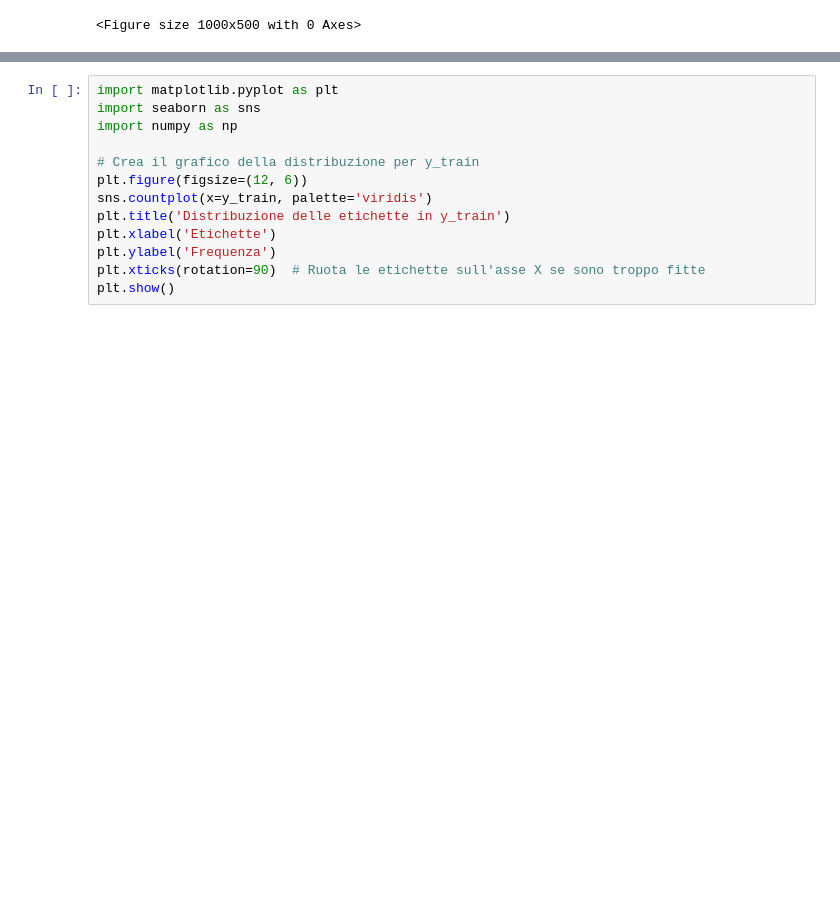
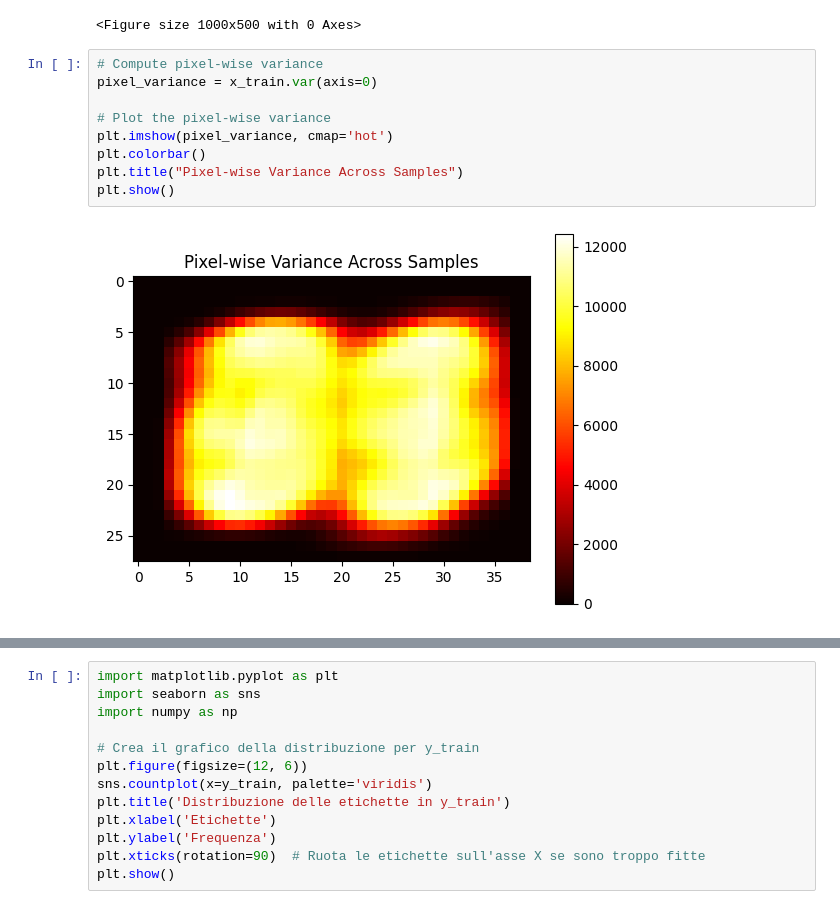
Before and after one commit to LucaPerf/Assignement-Advanced-ML, a Jupyter notebook: Assignment_2/Ass2_test.ipynb, the cells around one changed output, grey strips where cells are left out. Saved outputs shown, nothing was run; the diff lists cells and outputs as text; blank space fills up the shorter version.

```diff
--- a/Assignment_2/Ass2_test.ipynb
+++ b/Assignment_2/Ass2_test.ipynb
@@ -123,3 +146,14 @@ Numero di immagini completamente bianche: 0
 Numero di immagini completamente nere: 0
 <Figure size 1000x500 with 0 Axes>
 <Figure size 1000x500 with 0 Axes>
+# %%
+# Compute pixel-wise variance
+pixel_variance = x_train.var(axis=0)
+
+# Plot the pixel-wise variance
+plt.imshow(pixel_variance, cmap='hot')
+plt.colorbar()
+plt.title("Pixel-wise Variance Across Samples")
+plt.show()
+# %% [output]
+[figure, added]
```
Also changed, not shown: parts of 57 cells of this notebook.
